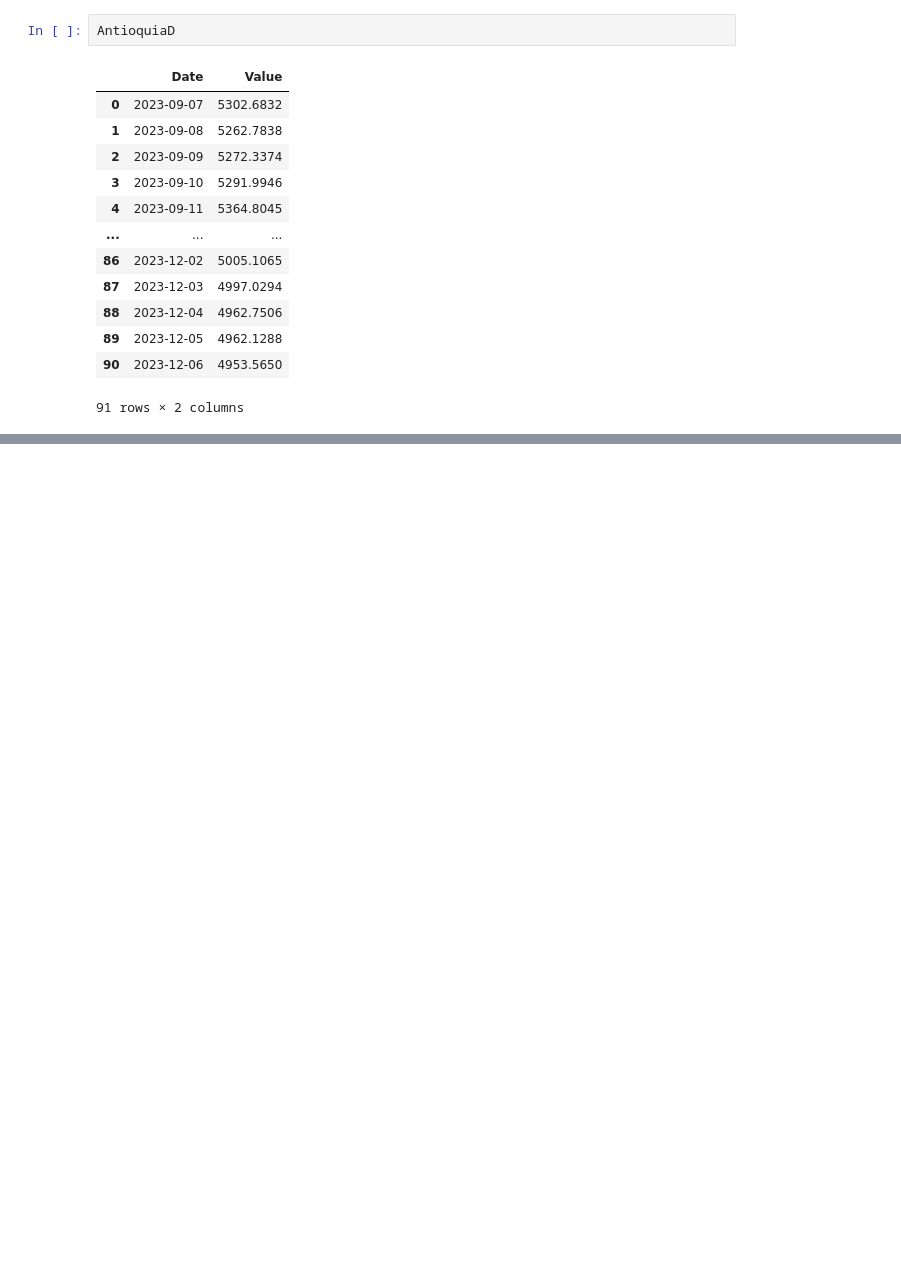
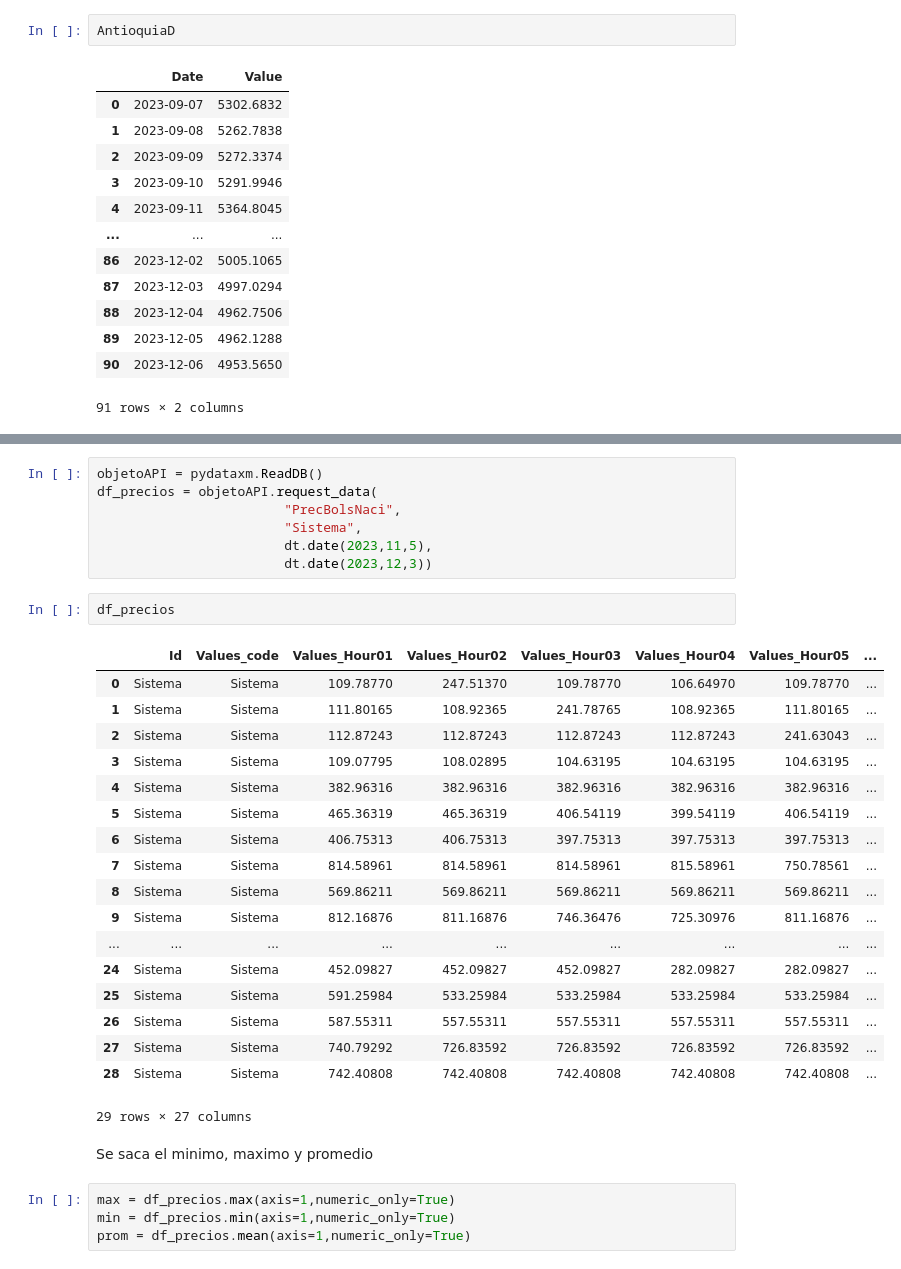
Before and after one commit to Vespidboss243/Graficas-MEM, a Jupyter notebook: graficas_definitivo.ipynb, the cells around one changed output, grey strips where cells are left out. Saved outputs shown, nothing was run; the diff lists cells and outputs as text; blank space fills up the shorter version.

```diff
--- a/graficas_definitivo.ipynb
+++ b/graficas_definitivo.ipynb
@@ -661,0 +756,34 @@ plt.show()
+# %%
+objetoAPI = pydataxm.ReadDB()
+df_precios = objetoAPI.request_data(
+                        "PrecBolsNaci",
+                        "Sistema",
+                        dt.date(2023,11,5),
+                        dt.date(2023,12,3))
+# %%
+df_precios
+# %% [output]
+|  | Id | Values_code | Values_Hour01 | Values_Hour02 | Values_Hour03 | Values_Hour04 | Values_Hour05 | ... |
+| 0 | Sistema | Sistema | 109.78770 | 247.51370 | 109.78770 | 106.64970 | 109.78770 | ... |
+| 1 | Sistema | Sistema | 111.80165 | 108.92365 | 241.78765 | 108.92365 | 111.80165 | ... |
+| 2 | Sistema | Sistema | 112.87243 | 112.87243 | 112.87243 | 112.87243 | 241.63043 | ... |
+| 3 | Sistema | Sistema | 109.07795 | 108.02895 | 104.63195 | 104.63195 | 104.63195 | ... |
+| 4 | Sistema | Sistema | 382.96316 | 382.96316 | 382.96316 | 382.96316 | 382.96316 | ... |
+| 5 | Sistema | Sistema | 465.36319 | 465.36319 | 406.54119 | 399.54119 | 406.54119 | ... |
+| 6 | Sistema | Sistema | 406.75313 | 406.75313 | 397.75313 | 397.75313 | 397.75313 | ... |
+| 7 | Sistema | Sistema | 814.58961 | 814.58961 | 814.58961 | 815.58961 | 750.78561 | ... |
+| 8 | Sistema | Sistema | 569.86211 | 569.86211 | 569.86211 | 569.86211 | 569.86211 | ... |
+| 9 | Sistema | Sistema | 812.16876 | 811.16876 | 746.36476 | 725.30976 | 811.16876 | ... |
+| ... | ... | ... | ... | ... | ... | ... | ... | ... |
+| 24 | Sistema | Sistema | 452.09827 | 452.09827 | 452.09827 | 282.09827 | 282.09827 | ... |
+| 25 | Sistema | Sistema | 591.25984 | 533.25984 | 533.25984 | 533.25984 | 533.25984 | ... |
+| 26 | Sistema | Sistema | 587.55311 | 557.55311 | 557.55311 | 557.55311 | 557.55311 | ... |
+| 27 | Sistema | Sistema | 740.79292 | 726.83592 | 726.83592 | 726.83592 | 726.83592 | ... |
+| 28 | Sistema | Sistema | 742.40808 | 742.40808 | 742.40808 | 742.40808 | 742.40808 | ... |
+29 rows × 27 columns
+# %% [markdown]
+Se saca el minimo, maximo y promedio
+# %%
+max = df_precios.max(axis=1,numeric_only=True)
+min = df_precios.min(axis=1,numeric_only=True)
+prom = df_precios.mean(axis=1,numeric_only=True)
```
Also changed, not shown: parts of 87 cells of this notebook.
